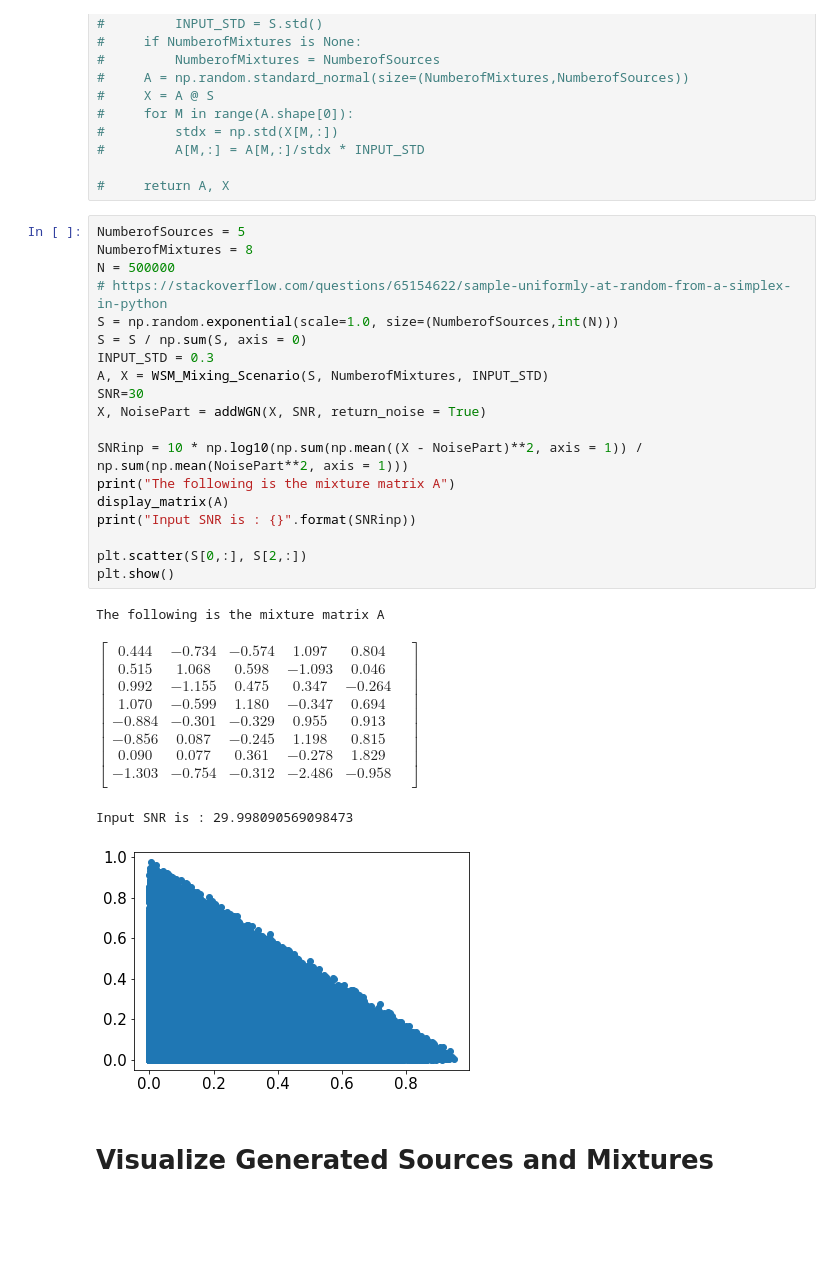
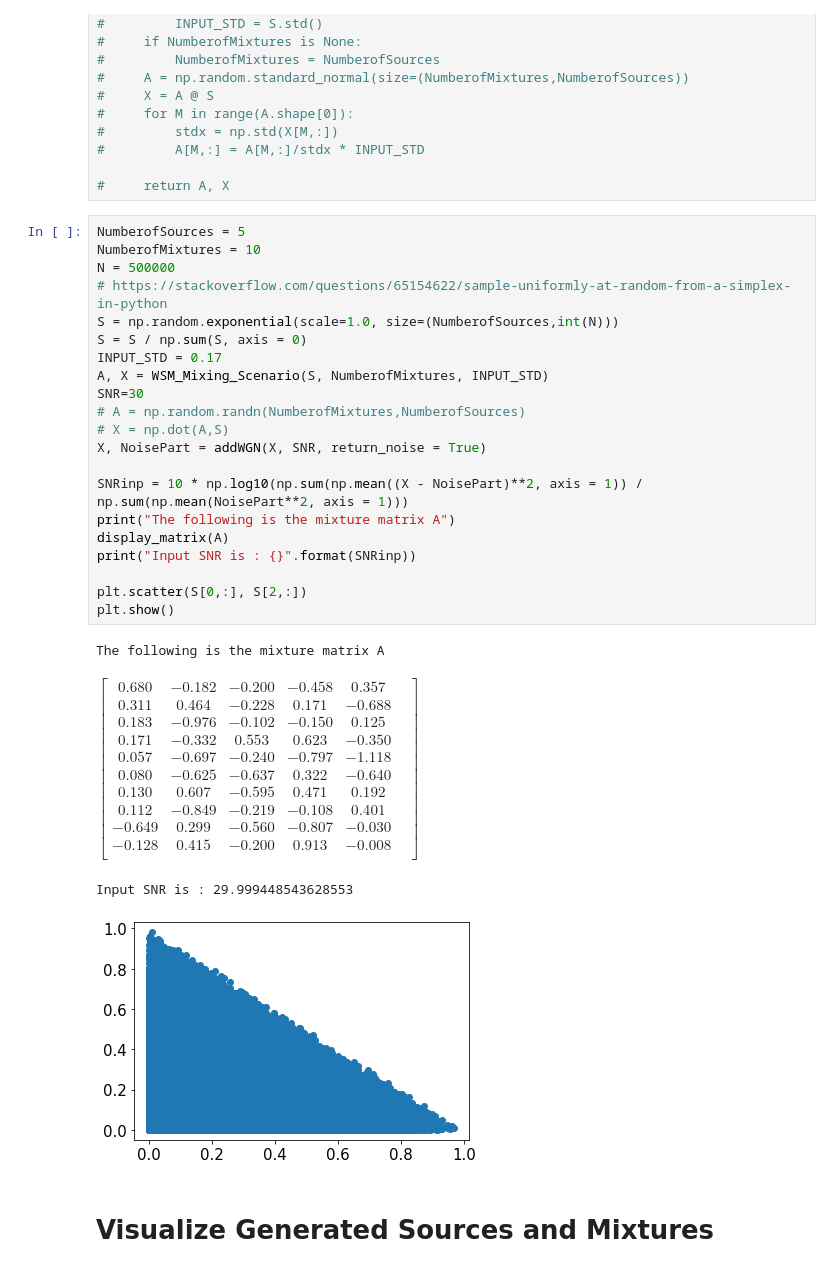
Before and after one commit to BariscanBozkurt/Biologically-Plausible-DetMaxNNs-for-Blind-Source-Separation, a Jupyter notebook: NumericalExperiments/WSMTutorialNotebooks/WSM_Simplex_Independent_Demo-Copy2.ipynb, the cells around one changed output. Cells and saved outputs as stored; diff of their text form; blank space fills up the shorter version.

```diff
--- a/NumericalExperiments/WSMTutorialNotebooks/WSM_Simplex_Independent_Demo-Copy2.ipynb
+++ b/NumericalExperiments/WSMTutorialNotebooks/WSM_Simplex_Independent_Demo-Copy2.ipynb
@@ -44,37 +44,41 @@ notebook_name = 'Antisparse_Copula'
 #     return A, X
 # %%
 NumberofSources = 5
-NumberofMixtures = 8
+NumberofMixtures = 10
 N = 500000
 # https://stackoverflow.com/questions/65154622/sample-uniformly-at-random-from-a-simplex-in-python
 S = np.random.exponential(scale=1.0, size=(NumberofSources,int(N)))
 S = S / np.sum(S, axis = 0)
-INPUT_STD = 0.3
+INPUT_STD = 0.17
 A, X = WSM_Mixing_Scenario(S, NumberofMixtures, INPUT_STD)
 SNR=30
+# A = np.random.randn(NumberofMixtures,NumberofSources)
+# X = np.dot(A,S)
 X, NoisePart = addWGN(X, SNR, return_noise = True)
 
 SNRinp = 10 * np.log10(np.sum(np.mean((X - NoisePart)**2, axis = 1)) / np.sum(np.mean(NoisePart**2, axis = 1)))
 print("The following is the mixture matrix A")
 display_matrix(A)
 print("Input SNR is : {}".format(SNRinp))
 
 plt.scatter(S[0,:], S[2,:])
 plt.show()
 # %% [output]
 The following is the mixture matrix A
 $\displaystyle \begin{bmatrix}
- 0.444 & -0.734 & -0.574 & 1.097 & 0.804 & \\
- 0.515 & 1.068 & 0.598 & -1.093 & 0.046 & \\
- 0.992 & -1.155 & 0.475 & 0.347 & -0.264 & \\
- 1.070 & -0.599 & 1.180 & -0.347 & 0.694 & \\
- -0.884 & -0.301 & -0.329 & 0.955 & 0.913 & \\
- -0.856 & 0.087 & -0.245 & 1.198 & 0.815 & \\
- 0.090 & 0.077 & 0.361 & -0.278 & 1.829 & \\
- -1.303 & -0.754 & -0.312 & -2.486 & -0.958 & \\
+ 0.680 & -0.182 & -0.200 & -0.458 & 0.357 & \\
+ 0.311 & 0.464 & -0.228 & 0.171 & -0.688 & \\
+ 0.183 & -0.976 & -0.102 & -0.150 & 0.125 & \\
+ 0.171 & -0.332 & 0.553 & 0.623 & -0.350 & \\
+ 0.057 & -0.697 & -0.240 & -0.797 & -1.118 & \\
+ 0.080 & -0.625 & -0.637 & 0.322 & -0.640 & \\
+ 0.130 & 0.607 & -0.595 & 0.471 & 0.192 & \\
+ 0.112 & -0.849 & -0.219 & -0.108 & 0.401 & \\
+ -0.649 & 0.299 & -0.560 & -0.807 & -0.030 & \\
+ -0.128 & 0.415 & -0.200 & 0.913 & -0.008 & \\
 \end{bmatrix}$
-Input SNR is : 29.998090569098473
+Input SNR is : 29.999448543628553
-[figure, old version]
+[figure, new version]
 # %% [markdown]
 # Visualize Generated Sources and Mixtures
 # %%
```
Also changed, not shown: parts of 17 cells of this notebook, 2 other files.
